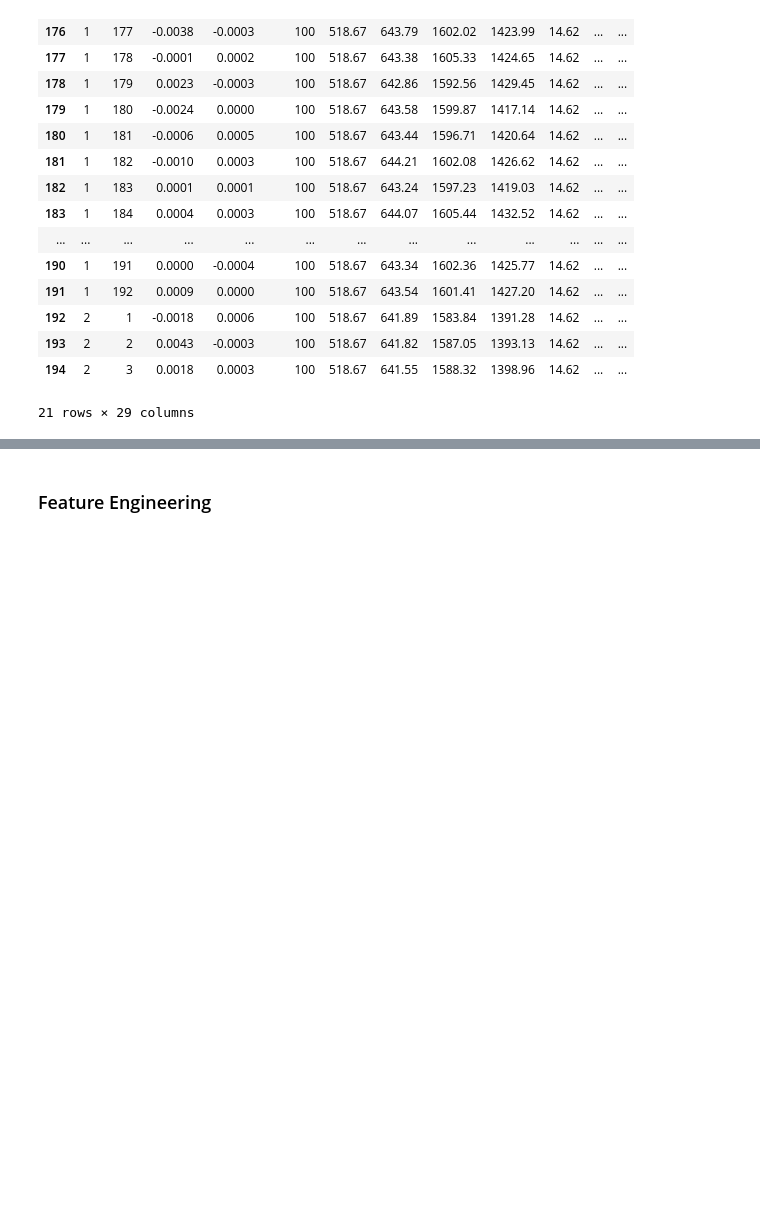
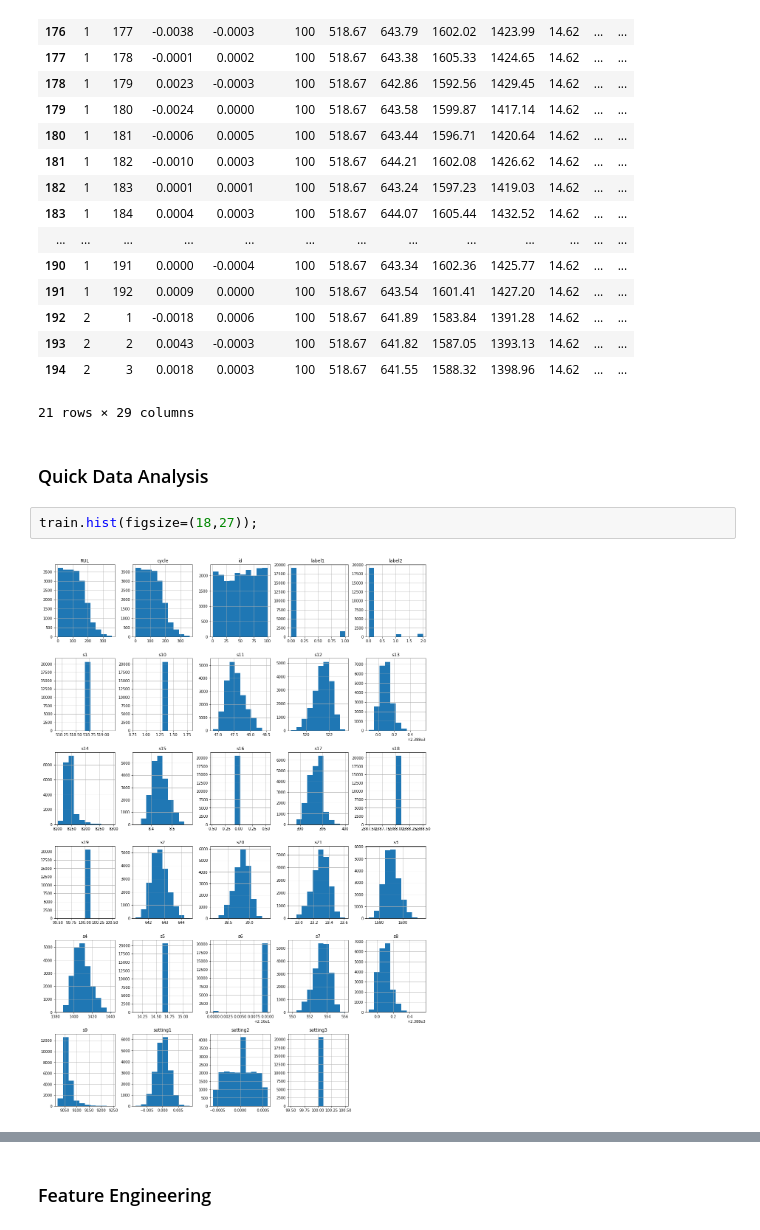
Before and after one commit to sgck257/aircraft-engine-predictive-maintenance, a Jupyter notebook: notebooks/DataPreparationAndFeatureEngineering.ipynb, the cells around one changed output, grey strips where cells are left out. Drawn from its saved outputs; the diff is of its cells as text; blank space fills up the shorter version.

```diff
--- a/notebooks/DataPreparationAndFeatureEngineering.ipynb
+++ b/notebooks/DataPreparationAndFeatureEngineering.ipynb
@@ -123,3 +123,9 @@ train[174:195]
 | 193 | 2 | 2 | 0.0043 | -0.0003 | 100 | 518.67 | 641.82 | 1587.05 | 1393.13 | 14.62 | ... | ... |
 | 194 | 2 | 3 | 0.0018 | 0.0003 | 100 | 518.67 | 641.55 | 1588.32 | 1398.96 | 14.62 | ... | ... |
 21 rows × 29 columns
+# %% [markdown]
+### Quick Data Analysis
+# %%
+train.hist(figsize=(18,27));
+# %% [output]
+[figure, added]
```
Also changed, not shown: parts of 15 cells of this notebook, 2 other files.
